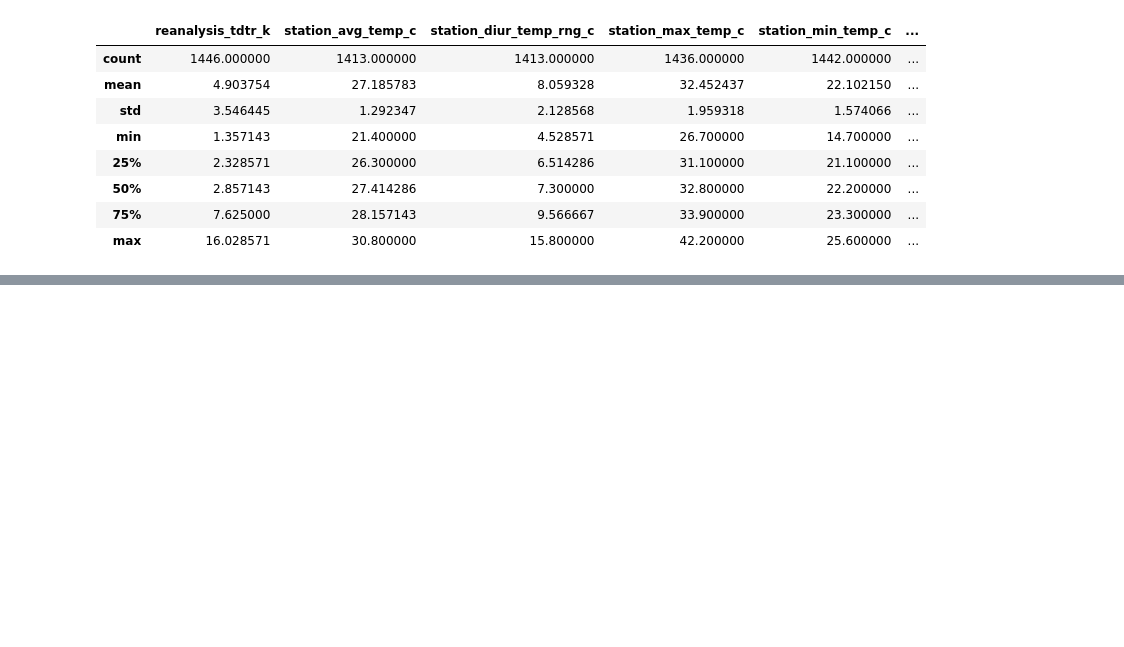
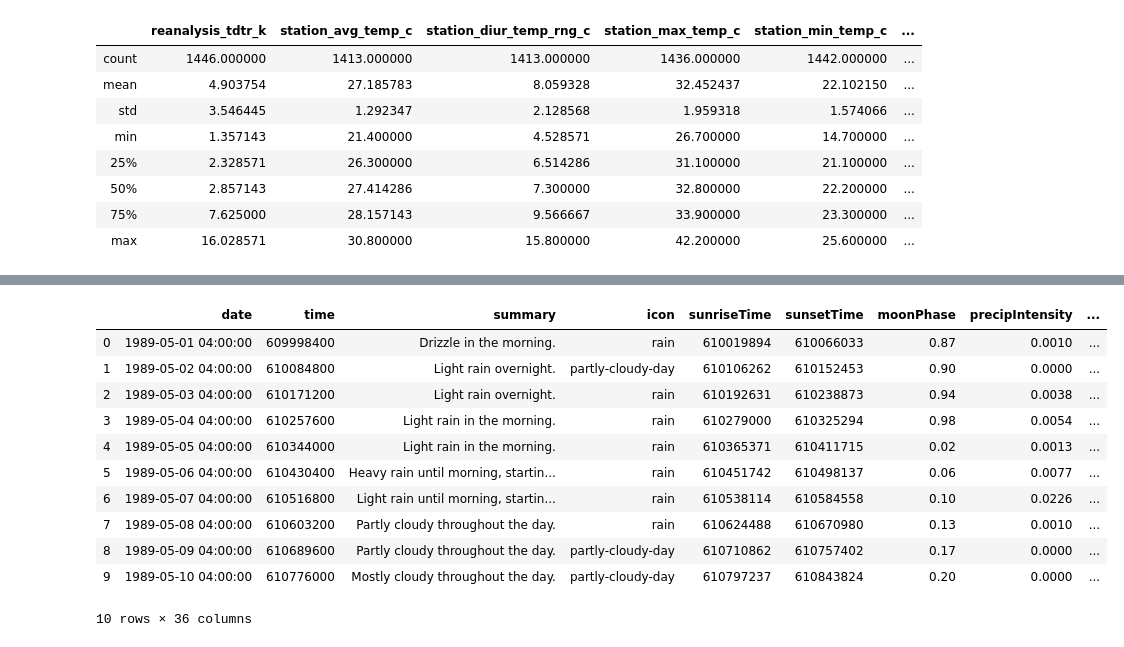
Before and after one commit to iEvidently/dsc-5-capstone-project-online-ds-pt-100118, a Jupyter notebook: dengue_fever_prediction.ipynb, the cells around one changed output, grey strips where cells are left out. Saved outputs shown, nothing was run; the diff lists cells and outputs as text; code cells hidden in the pictures; blank space fills up the shorter version.

```diff
--- a/dengue_fever_prediction.ipynb
+++ b/dengue_fever_prediction.ipynb
@@ -465,0 +544,18 @@ https://api.darksky.net/forecast/9501b92a37587155d222ae11b77c65a3/18.4653,-66.11
+# %%
+# check the file
+df_inspect = pd.read_csv('test_run.csv', index_col=0)
+# %%
+df_inspect.head(10)
+# %% [output]
+|  | date | time | summary | icon | sunriseTime | sunsetTime | moonPhase | precipIntensity | ... |
+| 0 | 1989-05-01 04:00:00 | 609998400 | Drizzle in the morning. | rain | 610019894 | 610066033 | 0.87 | 0.0010 | ... |
+| 1 | 1989-05-02 04:00:00 | 610084800 | Light rain overnight. | partly-cloudy-day | 610106262 | 610152453 | 0.90 | 0.0000 | ... |
+| 2 | 1989-05-03 04:00:00 | 610171200 | Light rain overnight. | rain | 610192631 | 610238873 | 0.94 | 0.0038 | ... |
+| 3 | 1989-05-04 04:00:00 | 610257600 | Light rain in the morning. | rain | 610279000 | 610325294 | 0.98 | 0.0054 | ... |
+| 4 | 1989-05-05 04:00:00 | 610344000 | Light rain in the morning. | rain | 610365371 | 610411715 | 0.02 | 0.0013 | ... |
+| 5 | 1989-05-06 04:00:00 | 610430400 | Heavy rain until morning, startin... | rain | 610451742 | 610498137 | 0.06 | 0.0077 | ... |
+| 6 | 1989-05-07 04:00:00 | 610516800 | Light rain until morning, startin... | rain | 610538114 | 610584558 | 0.10 | 0.0226 | ... |
+| 7 | 1989-05-08 04:00:00 | 610603200 | Partly cloudy throughout the day. | rain | 610624488 | 610670980 | 0.13 | 0.0010 | ... |
+| 8 | 1989-05-09 04:00:00 | 610689600 | Partly cloudy throughout the day. | partly-cloudy-day | 610710862 | 610757402 | 0.17 | 0.0000 | ... |
+| 9 | 1989-05-10 04:00:00 | 610776000 | Mostly cloudy throughout the day. | partly-cloudy-day | 610797237 | 610843824 | 0.20 | 0.0000 | ... |
+10 rows × 36 columns
```
Also changed, not shown: parts of 27 cells of this notebook, 1 other file.
